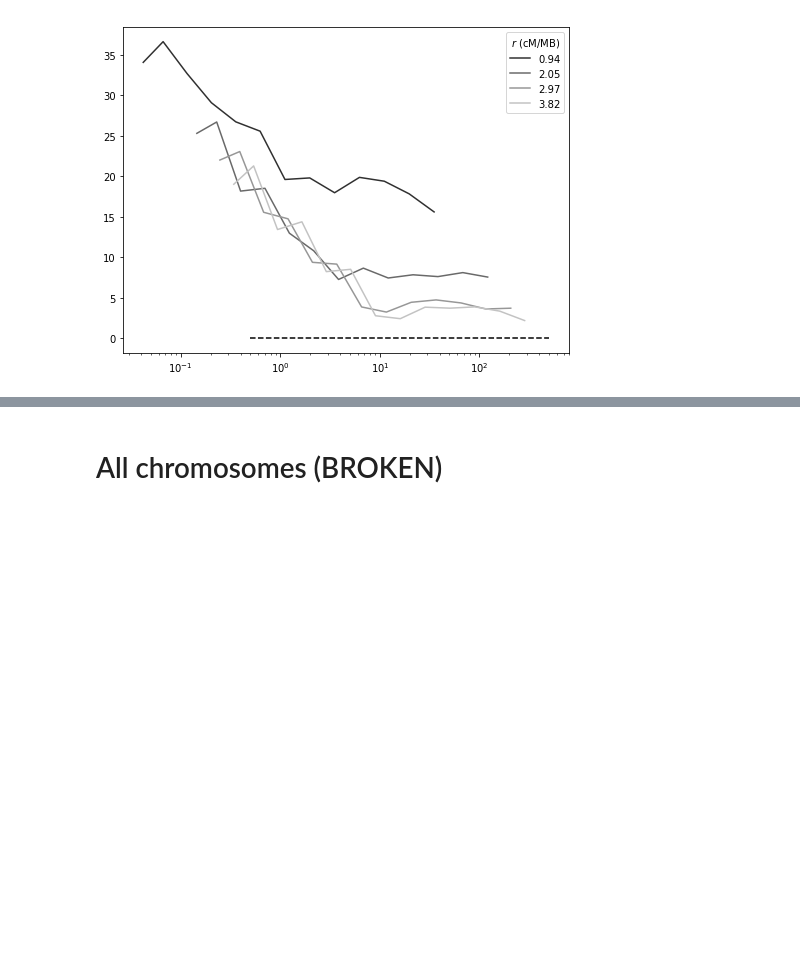
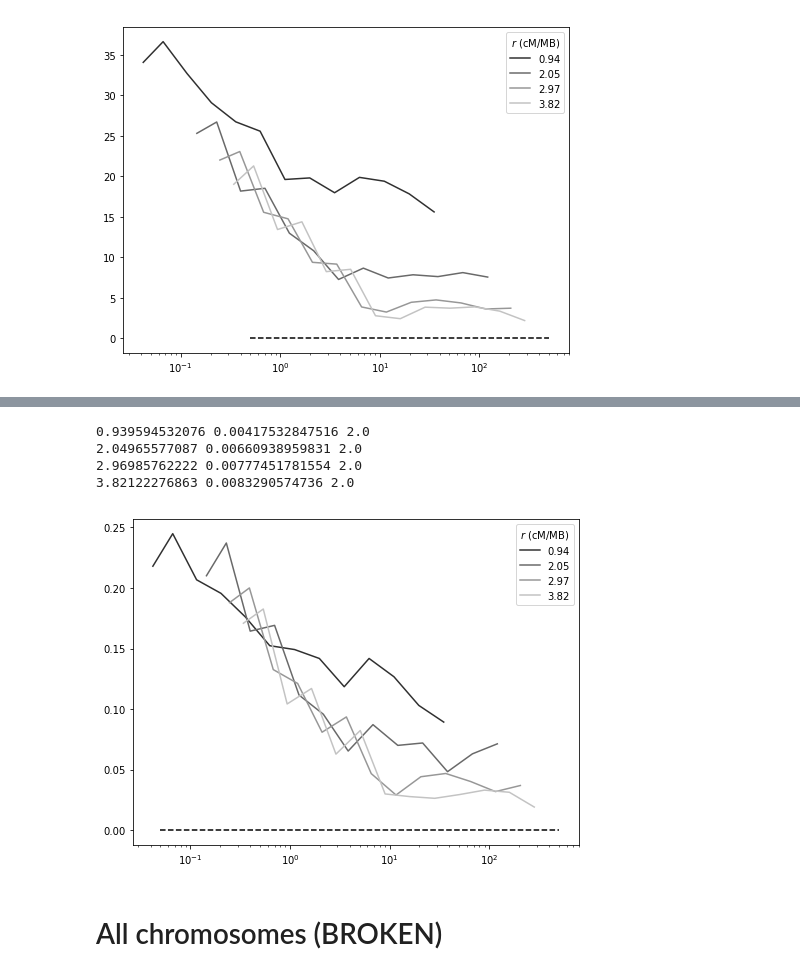
Before and after one commit to dp-rice/multiplemergers, a Jupyter notebook: notebooks/joint_sfs_by_r.ipynb, the cells around one changed output, grey strips where cells are left out. Cells and saved outputs as stored; diff of their text form; code cells hidden in the pictures; blank space fills up the shorter version.

```diff
--- a/notebooks/joint_sfs_by_r.ipynb
+++ b/notebooks/joint_sfs_by_r.ipynb
@@ -417,0 +492,11 @@ plt.show()
+# %%
+rMSFS = np.zeros((MSFS.shape[0], MSFS.shape[1], 2))
+# Note first entry of MSFS is the zero-class
+rMSFS[:,:,0] = MSFS[:,:,1]
+rMSFS[:,:,1] = np.sum(MSFS[:,:,2:], axis=2)
+rJSFS = np.zeros((JSFS.shape[0], JSFS.shape[1], 2, 2))
+rJSFS[:,:,0,0] = JSFS[:,:,1,1]
+rJSFS[:,:,0,1] = np.sum(JSFS[:,:,1,2:], axis=2)
+rJSFS[:,:,1,0] = np.sum(JSFS[:,:,2:,1], axis=2)
+rJSFS[:,:,1,1] = np.sum(JSFS[:,:,2:,2:], axis=(2,3))
+rPMI = np.log2(rJSFS/(rMSFS[:,:,:,None]*rMSFS[:,:,None,:]))
@@ -418,3 +543,22 @@ plt.show()
+# %%
+plt.figure(figsize=(8,6))
+for i in range(n_bins):
+    r = r_means[i]
+    pi = np.mean(PI[i,:])
+    print(r, pi, (delta_d-1)/2)
+    plt.semilogx(a*(np.array(d_list)+((delta_d-1)/2))*r*pi/2,
+                 rPMI[i,:,0,1],
+                 color=str(r/5), label='{:.2f}'.format(r))
+
+plt.hlines(0,0.05,500, linestyle='dashed')
+plt.legend(title=r'$r$ (cM/MB)')
+plt.show()
+# %% [output]
+0.939594532076 0.00417532847516 2.0
+2.04965577087 0.00660938959831 2.0
+2.96985762222 0.00777451781554 2.0
+3.82122276863 0.0083290574736 2.0
+[figure, added]
 # %% [markdown]
 # All chromosomes (BROKEN)
 # %% [markdown]
```
Also changed, not shown: parts of 7 cells of this notebook, 15 other files.
